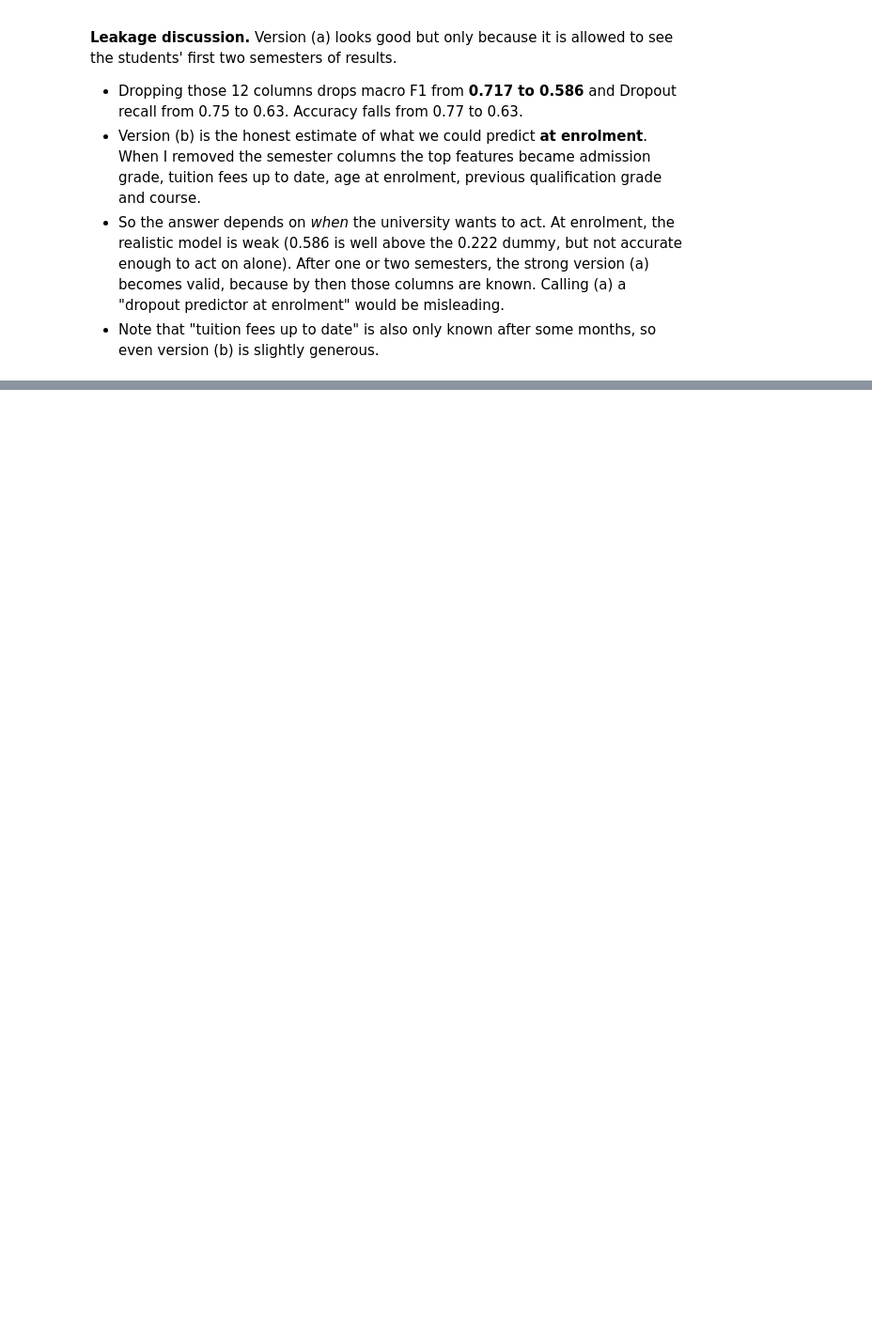
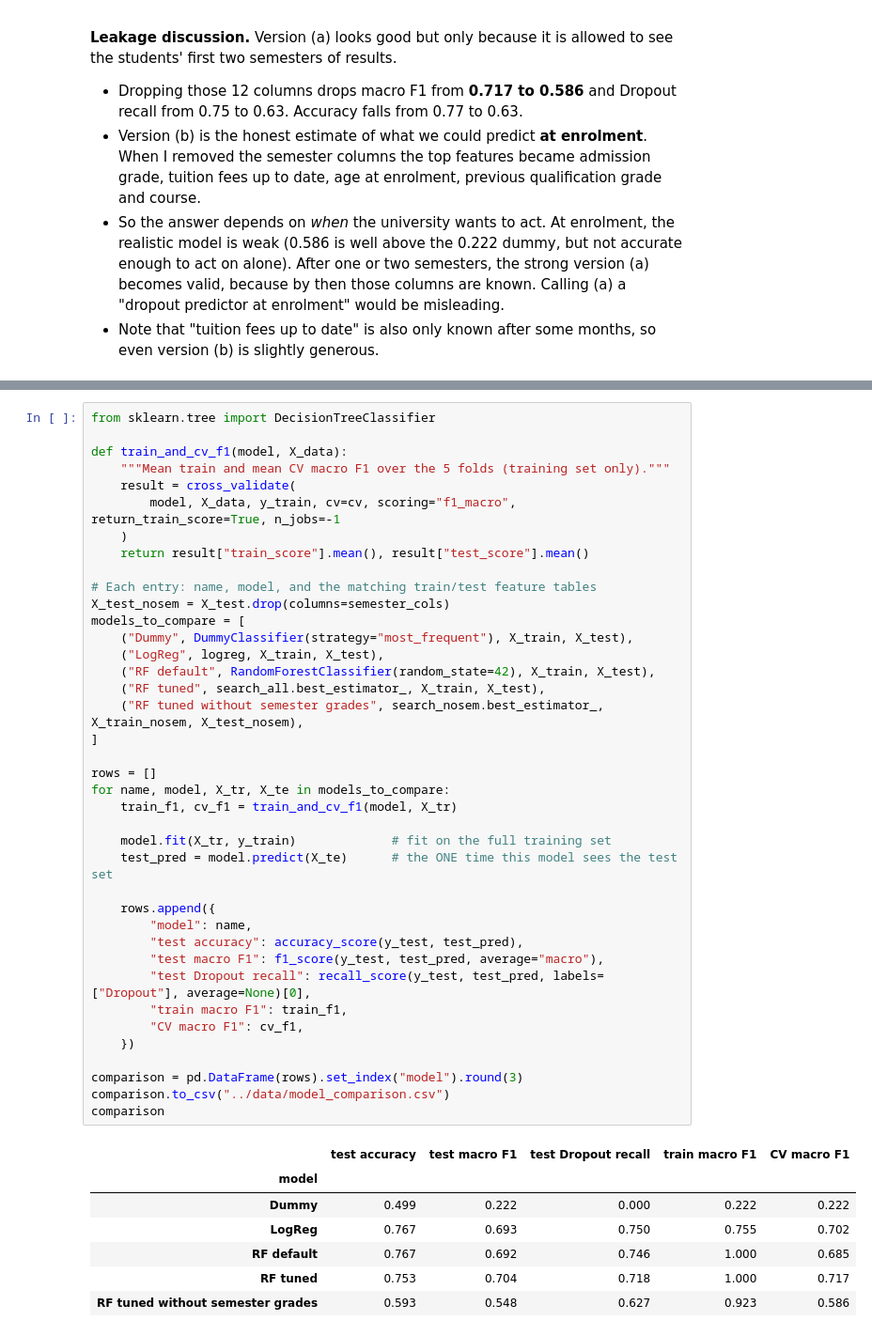
Before and after one commit to Mishiez/learning-patterns-ml, a Jupyter notebook: j1-supervised-unsupervised/notebooks/01_supervised_student_dropout.ipynb, the cells around one changed output, grey strips where cells are left out. Shown at 94% size. Saved outputs shown, nothing was run; the diff lists cells and outputs as text; blank space fills up the shorter version.

```diff
--- a/j1-supervised-unsupervised/notebooks/01_supervised_student_dropout.ipynb
+++ b/j1-supervised-unsupervised/notebooks/01_supervised_student_dropout.ipynb
@@ -537,0 +559,47 @@ plt.show()
+# %%
+from sklearn.tree import DecisionTreeClassifier
+
+def train_and_cv_f1(model, X_data):
+    """Mean train and mean CV macro F1 over the 5 folds (training set only)."""
+    result = cross_validate(
+        model, X_data, y_train, cv=cv, scoring="f1_macro", return_train_score=True, n_jobs=-1
+    )
+    return result["train_score"].mean(), result["test_score"].mean()
+
+# Each entry: name, model, and the matching train/test feature tables
+X_test_nosem = X_test.drop(columns=semester_cols)
+models_to_compare = [
+    ("Dummy", DummyClassifier(strategy="most_frequent"), X_train, X_test),
+    ("LogReg", logreg, X_train, X_test),
+    ("RF default", RandomForestClassifier(random_state=42), X_train, X_test),
+    ("RF tuned", search_all.best_estimator_, X_train, X_test),
+    ("RF tuned without semester grades", search_nosem.best_estimator_, X_train_nosem, X_test_nosem),
+]
+
+rows = []
+for name, model, X_tr, X_te in models_to_compare:
+    train_f1, cv_f1 = train_and_cv_f1(model, X_tr)
+
+    model.fit(X_tr, y_train)             # fit on the full training set
+    test_pred = model.predict(X_te)      # the ONE time this model sees the test set
+
+    rows.append({
+        "model": name,
+        "test accuracy": accuracy_score(y_test, test_pred),
+        "test macro F1": f1_score(y_test, test_pred, average="macro"),
+        "test Dropout recall": recall_score(y_test, test_pred, labels=["Dropout"], average=None)[0],
+        "train macro F1": train_f1,
+        "CV macro F1": cv_f1,
+    })
+
+comparison = pd.DataFrame(rows).set_index("model").round(3)
+comparison.to_csv("../data/model_comparison.csv")
+comparison
+# %% [output]
+|  | test accuracy | test macro F1 | test Dropout recall | train macro F1 | CV macro F1 |
+| model |  |  |  |  |  |
+| Dummy | 0.499 | 0.222 | 0.000 | 0.222 | 0.222 |
+| LogReg | 0.767 | 0.693 | 0.750 | 0.755 | 0.702 |
+| RF default | 0.767 | 0.692 | 0.746 | 1.000 | 0.685 |
+| RF tuned | 0.753 | 0.704 | 0.718 | 1.000 | 0.717 |
+| RF tuned without semester grades | 0.593 | 0.548 | 0.627 | 0.923 | 0.586 |
```
Also changed, not shown: parts of 9 cells of this notebook, 2 other files.
